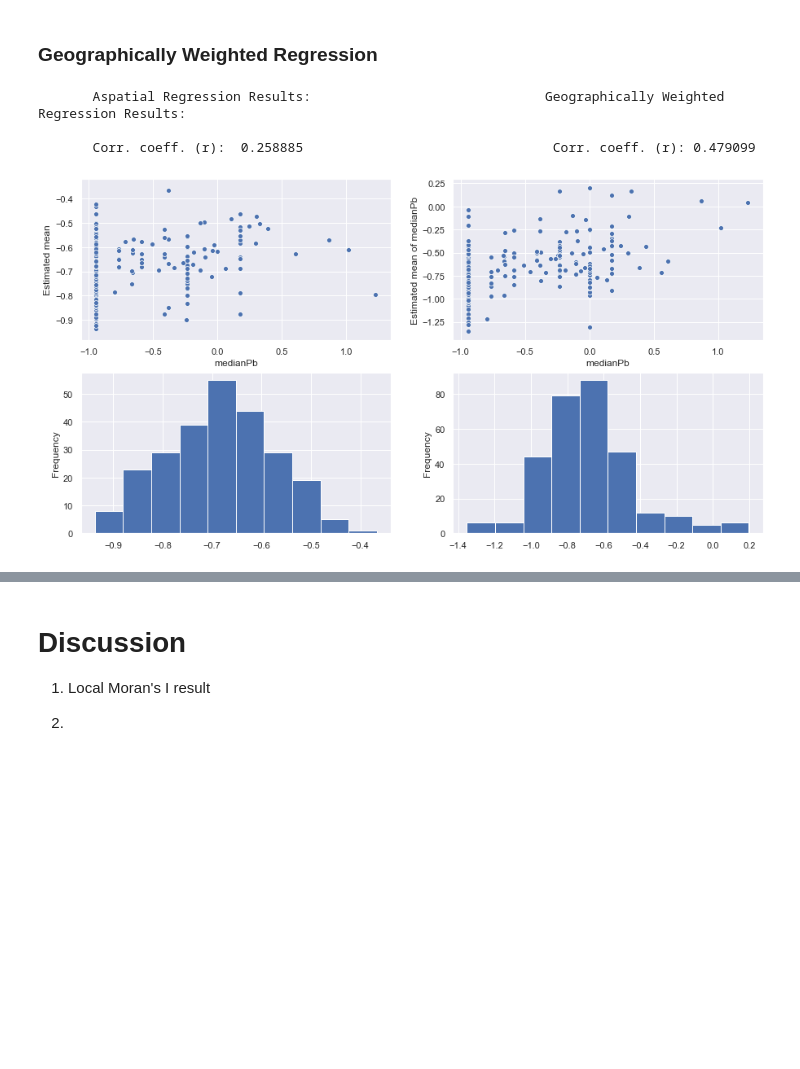
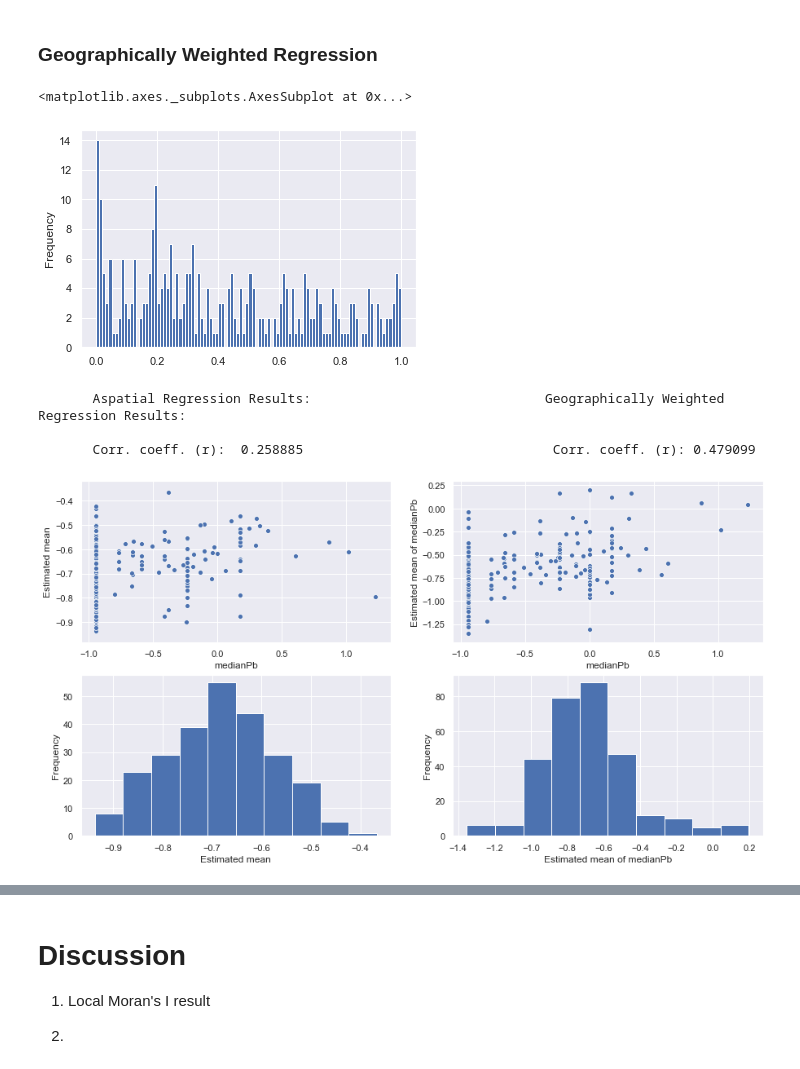
Before and after one commit to raanan-g/PHDL, a Jupyter notebook: GWR/GTLO.ipynb, the cells around one changed output, grey strips where cells are left out. Saved outputs shown, nothing was run; the diff lists cells and outputs as text; code cells hidden in the pictures; blank space fills up the shorter version.

```diff
--- a/GWR/GTLO.ipynb
+++ b/GWR/GTLO.ipynb
@@ -343,5 +390,26 @@ sns.scatterplot(x="medianPb", y="medianPb(Z): Mean neighbor value", data=morans)
 # %% [markdown]
 ### Geographically Weighted Regression
+# %%
+pcols = []
+for col in gwr.columns:
+    if 'coeff P value' in col:
+        pcols.append(col)
+
+fishers = []
+for i in gwr.index:
+    pvalues = []
+    for x in pcols:
+        pvalues.append(gwr[x][i])
+
+    PP = combine_pvalues(pvalues, method='fisher', weights=None)[1]
+    fishers.append(PP)
+
+gwr['Fishers P Value'] = fishers
+# %%
+gwr['Fishers P Value'].plot.hist(bins=100)
+# %% [output]
+<matplotlib.axes._subplots.AxesSubplot at 0x...>
+[figure, added]
 # %%
 lr_results = pd.read_csv('Synthetic Data/GWR_Results-1-31-20/asp_moransI_results.csv')
 #for col in lr_results[lr_results.columns[3:]].drop_duplicates(subset='fips').columns:
@@ -354,11 +422,13 @@ fig, ((ax1,ax2),(ax3,ax4)) = plt.subplots(nrows=2, ncols=2, figsize=(15, 8))
 ax1 = sns.scatterplot(x="medianPb", y="Estimated mean", data=lr_results, ax=ax1)
 ax2 = sns.scatterplot(x="medianPb", y="Estimated mean of medianPb", data=gwr_results, ax=ax2)
 ax3 = lr_results['Estimated mean'].plot.hist(ax=ax3)
+ax3.set_xlabel('Estimated mean')
 ax4 = gwr_results['Estimated mean of medianPb'].plot.hist(ax=ax4)
+ax4.set_xlabel('Estimated mean of medianPb')
 print('       Aspatial Regression Results:                              Geographically Weighted Regression Results:\n')
 print('       Corr. coeff. (r):  0.258885                                Corr. coeff. (r): 0.479099')
 # %% [output]
        Aspatial Regression Results:                              Geographically Weighted Regression Results:
 
        Corr. coeff. (r):  0.258885                                Corr. coeff. (r): 0.479099
-[figure, old version]
+[figure, new version]
```
Also changed, not shown: parts of 11 cells of this notebook.
